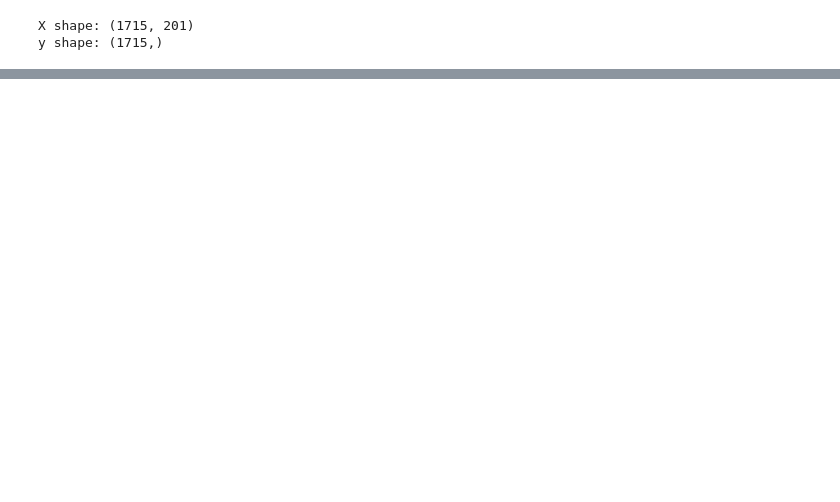
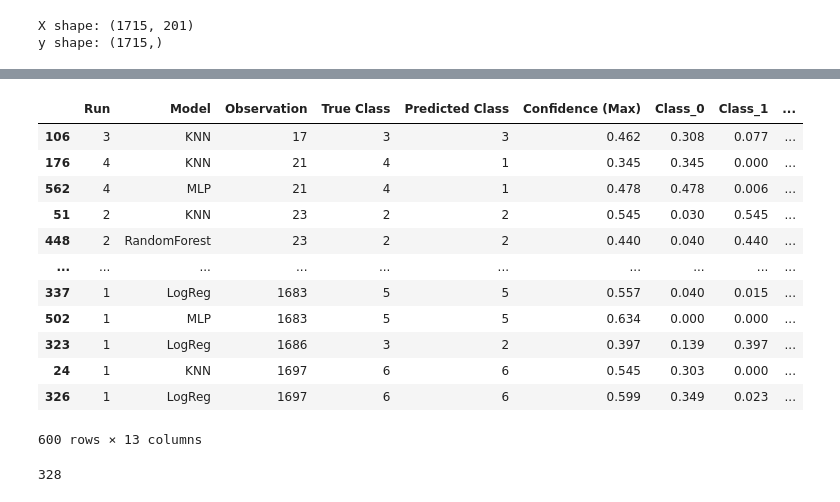
Before and after one commit to MaansGustafsson/Big_Data_EXAM2025, a Jupyter notebook: Exam_2025.ipynb, the cells around one changed output, grey strips where cells are left out. Drawn from its saved outputs; the diff is of its cells as text; code cells hidden in the pictures; blank space fills up the shorter version.

```diff
--- a/Exam_2025.ipynb
+++ b/Exam_2025.ipynb
@@ -63,8 +61,7 @@ y shape: (1715,)
 # %%
 models = {
     "KNN": (KNeighborsClassifier(), {
-        'clf__n_neighbors': [i for i in range(1, 40, 2)],
-        'clf__weights': ['uniform', 'distance'],
+        'clf__n_neighbors': [i for i in range(1, 40, 4)],
         'clf__metric': ['minkowski', 'euclidean', 'manhattan']
     }),
 
@@ -76,8 +73,8 @@ models = {
     }),
 
     "RandomForest": (RandomForestClassifier(), {
-        'clf__n_estimators': [100, 200, 300],
-        'clf__max_depth': [10, 20, 30],
+        'clf__n_estimators': [200, 300],
+        'clf__max_depth': [20, 30],
     }),
 
     "SVM": (SVC(), {
@@ -86,7 +83,7 @@ models = {
 
     "MLP": (MLPClassifier(max_iter=1000), {
         'clf__hidden_layer_sizes': [(50,), (100,),(150,)],
-        'clf__alpha': [0.0001, 0.001, 0.01],
+        'clf__alpha': [0.001, 0.01],
     })
 }
 # %%
@@ -236,0 +405,49 @@ for name, cm_sum in conf_matrix_sums.items():
+# %%
+rows = []
+
+for model_name in confidence_stats:
+    for run_idx, run_data in enumerate(confidence_stats[model_name].get('ambiguous_predictions', [])):
+        indices = np.array(run_data['indices'])
+        true_labels = np.array(run_data['true_labels'])
+        pred_labels = np.array(run_data['pred_labels'])
+        confidences = np.array(run_data['confidences'])
+        proba = np.array(run_data['full_proba'])
+
+        for i in range(len(indices)):
+            row = {
+                'Run': run_idx + 1,
+                'Model': model_name,
+                'Observation': indices[i],
+                'True Class': true_labels[i],
+                'Predicted Class': pred_labels[i],
+                'Confidence (Max)': round(confidences[i], 3)
+            }
+
+            for class_idx, class_prob in enumerate(proba[i]):
+                row[f'Class_{class_idx}'] = round(class_prob, 3)
+
+            rows.append(row)
+
+df_ambiguous = pd.DataFrame(rows)
+df_ambiguous.sort_values(by=['Observation', 'True Class','Model', 'Run'], inplace=True)
+# %%
+df_ambiguous
+# %% [output]
+|  | Run | Model | Observation | True Class | Predicted Class | Confidence (Max) | Class_0 | Class_1 | ... |
+| 106 | 3 | KNN | 17 | 3 | 3 | 0.462 | 0.308 | 0.077 | ... |
+| 176 | 4 | KNN | 21 | 4 | 1 | 0.345 | 0.345 | 0.000 | ... |
+| 562 | 4 | MLP | 21 | 4 | 1 | 0.478 | 0.478 | 0.006 | ... |
+| 51 | 2 | KNN | 23 | 2 | 2 | 0.545 | 0.030 | 0.545 | ... |
+| 448 | 2 | RandomForest | 23 | 2 | 2 | 0.440 | 0.040 | 0.440 | ... |
+| ... | ... | ... | ... | ... | ... | ... | ... | ... | ... |
+| 337 | 1 | LogReg | 1683 | 5 | 5 | 0.557 | 0.040 | 0.015 | ... |
+| 502 | 1 | MLP | 1683 | 5 | 5 | 0.634 | 0.000 | 0.000 | ... |
+| 323 | 1 | LogReg | 1686 | 3 | 2 | 0.397 | 0.139 | 0.397 | ... |
+| 24 | 1 | KNN | 1697 | 6 | 6 | 0.545 | 0.303 | 0.000 | ... |
+| 326 | 1 | LogReg | 1697 | 6 | 6 | 0.599 | 0.349 | 0.023 | ... |
+600 rows × 13 columns
+# %%
+
+print(len(df_ambiguous["Observation"].unique()))
+# %% [output]
+328
```
Also changed, not shown: parts of 12 cells of this notebook.
